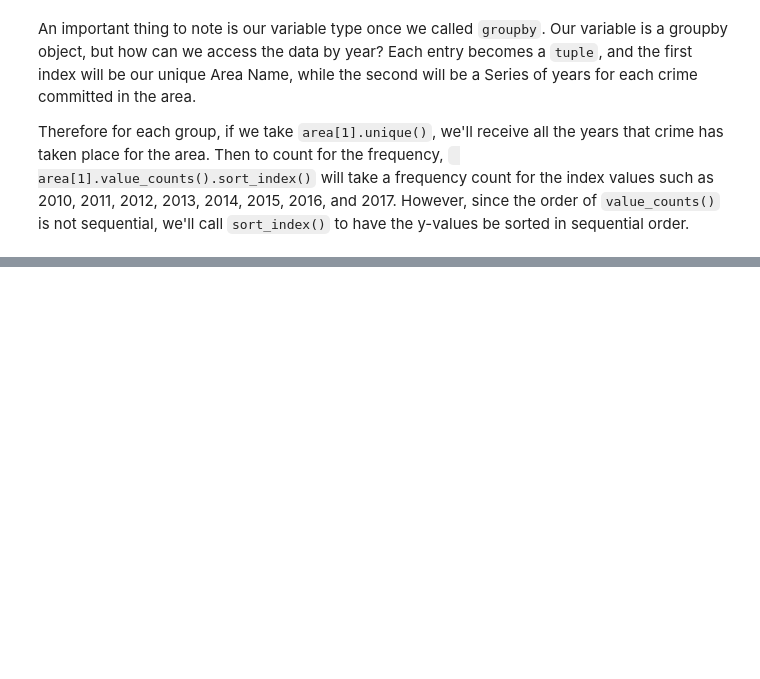
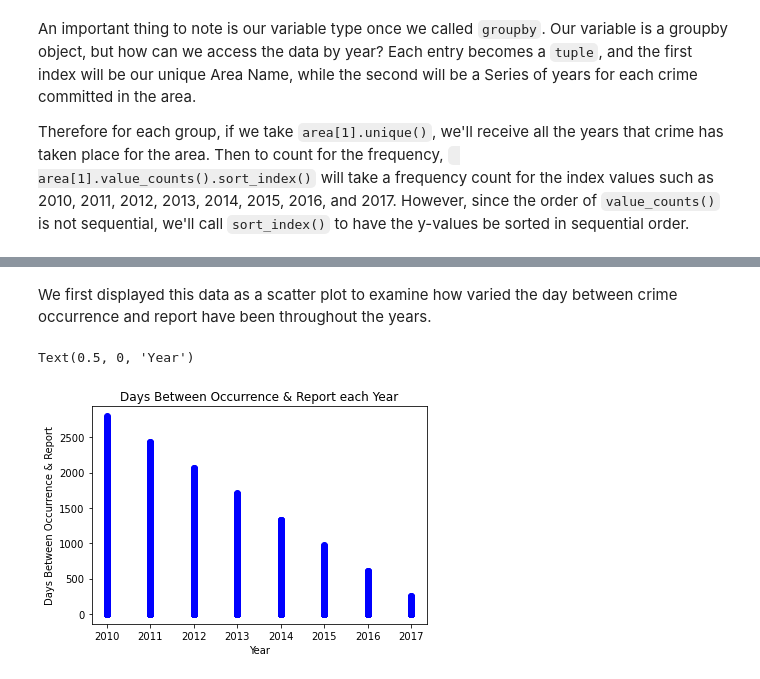
Before and after one commit to asd333333/asd333333.github.io, a Jupyter notebook: Final Project.ipynb, the cells around one changed output, grey strips where cells are left out. Cells and saved outputs as stored; diff of their text form; code cells hidden in the pictures; blank space fills up the shorter version.

```diff
--- a/Final Project.ipynb
+++ b/Final Project.ipynb
@@ -230,0 +219,5 @@ for area in area_crimes:
+# %%
+sorted_crime_data[['Date Occurred','Date Reported']] = sorted_crime_data[['Date Occurred','Date Reported']].apply(pd.to_datetime) #if conversion required
+sorted_crime_data['Days Btwn Occurrence & Report'] = (sorted_crime_data['Date Reported'] - sorted_crime_data['Date Occurred']).dt.days
+sorted_crime_data['Year'] = pd.to_datetime(sorted_crime_data['Date Occurred']).dt.year
+sorted_crime_data
@@ -230,0 +238,10 @@ for area in area_crimes:
+# %% [markdown]
+We first displayed this data as a scatter plot to examine how varied the day between crime occurrence and report have been throughout the years.
+# %%
+plt.scatter(sorted_crime_data['Year'],sorted_crime_data['Days Btwn Occurrence & Report'], color = 'blue')
+plt.title("Days Between Occurrence & Report each Year")
+plt.ylabel("Days Between Occurrence & Report")
+plt.xlabel("Year")
+# %% [output]
+Text(0.5, 0, 'Year')
+[figure, added]
```
Also changed, not shown: parts of 30 cells of this notebook.
